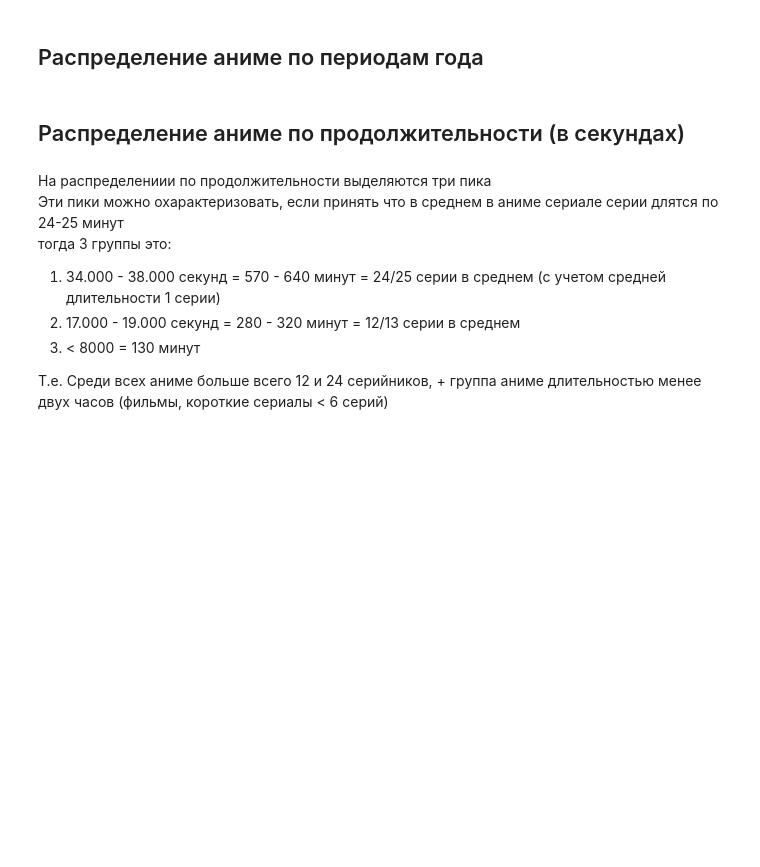
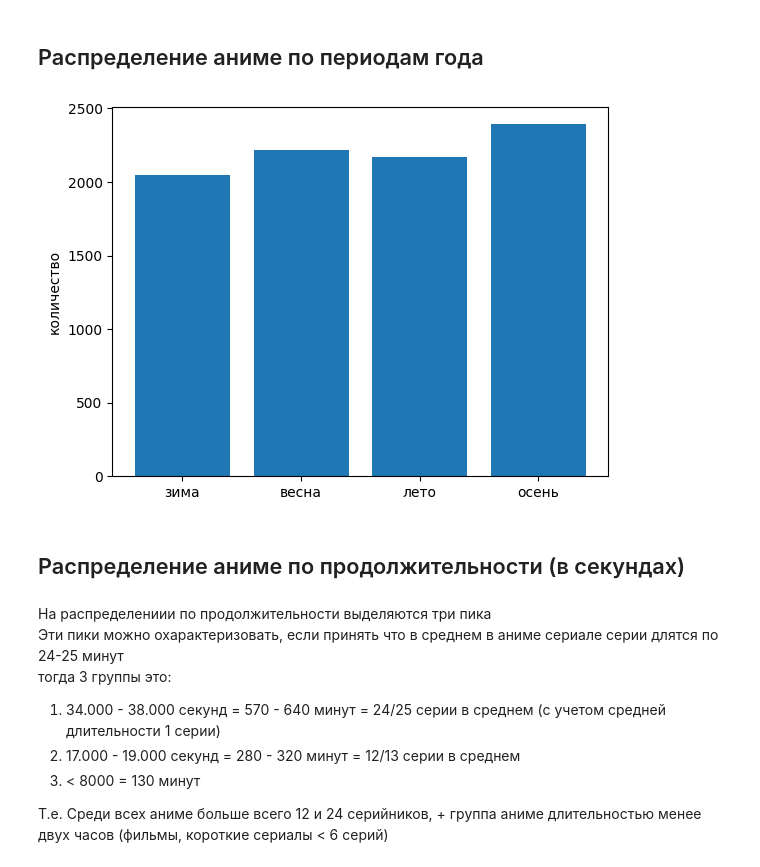
Before and after one commit to ArtemGusenkov/projects, a Jupyter notebook: DA/yummyani.me_analytics/data_analys.ipynb, the cells around one changed output. Saved outputs shown, nothing was run; the diff lists cells and outputs as text; code cells hidden in the pictures; blank space fills up the shorter version.

```diff
--- a/DA/yummyani.me_analytics/data_analys.ipynb
+++ b/DA/yummyani.me_analytics/data_analys.ipynb
@@ -54,17 +93,19 @@ plt.show()
 # %%
 # season (зима, весна, лето, осень)
 season = {1:'зима', 2:'весна', 3:'лето', 4:'осень'}
 
 mask = main_anime_df['season']>0
 data = main_anime_df[mask].groupby('season')['anime_id'].count()
 data = data.rename(index=season)
 
 n_bins = len(data)
-plt.bar(data.index, data)
+plt.bar(data.index, data.iloc[:, 0])
 
 plt.title('')
 plt.ylabel('количество')
 plt.show()
+# %% [output]
+[figure, added]
 # %% [markdown]
 ## Распределение аниме по продолжительности (в секундах)
 # %% [markdown]
```
Also changed, not shown: parts of 98 cells of this notebook, 5 other files.
